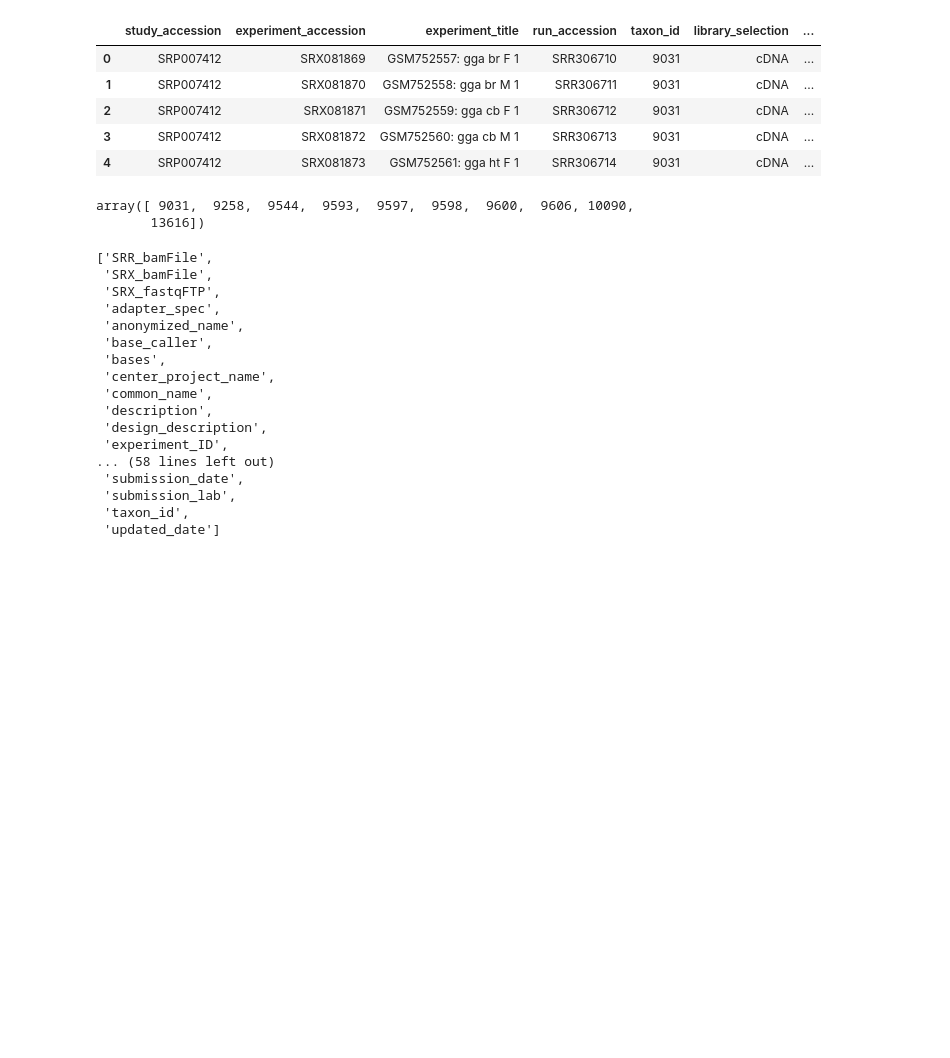
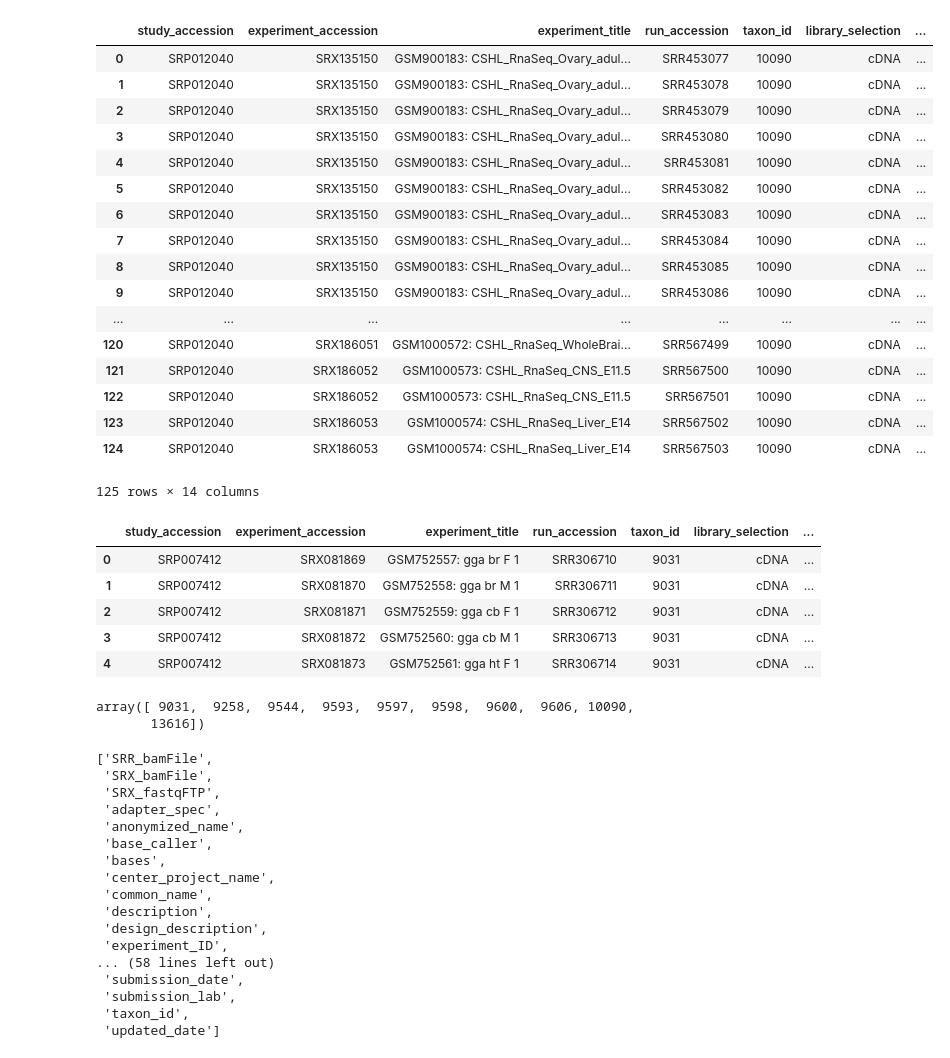
Before and after one commit to saketkc/EE-546-project, a Jupyter notebook: notebooks/08.SRA-parser.ipynb, the cells around one changed output. Saved outputs shown, nothing was run; the diff lists cells and outputs as text; code cells hidden in the pictures; blank space fills up the shorter version.

```diff
--- a/notebooks/08.SRA-parser.ipynb
+++ b/notebooks/08.SRA-parser.ipynb
@@ -229,6 +231,29 @@ def copy_sra_data(df,
                 pbar.update()
 # %%
 db = SRAdb('/staging/as/skchoudh/SRAmetadb.sqlite')
+# %%
+srp = 'SRP012040'
+df = db.sra_convert(srp)
+df
+# %% [output]
+|  | study_accession | experiment_accession | experiment_title | run_accession | taxon_id | library_selection | ... |
+| 0 | SRP012040 | SRX135150 | GSM900183: CSHL_RnaSeq_Ovary_adul... | SRR453077 | 10090 | cDNA | ... |
+| 1 | SRP012040 | SRX135150 | GSM900183: CSHL_RnaSeq_Ovary_adul... | SRR453078 | 10090 | cDNA | ... |
+| 2 | SRP012040 | SRX135150 | GSM900183: CSHL_RnaSeq_Ovary_adul... | SRR453079 | 10090 | cDNA | ... |
+| 3 | SRP012040 | SRX135150 | GSM900183: CSHL_RnaSeq_Ovary_adul... | SRR453080 | 10090 | cDNA | ... |
+| 4 | SRP012040 | SRX135150 | GSM900183: CSHL_RnaSeq_Ovary_adul... | SRR453081 | 10090 | cDNA | ... |
+| 5 | SRP012040 | SRX135150 | GSM900183: CSHL_RnaSeq_Ovary_adul... | SRR453082 | 10090 | cDNA | ... |
+| 6 | SRP012040 | SRX135150 | GSM900183: CSHL_RnaSeq_Ovary_adul... | SRR453083 | 10090 | cDNA | ... |
+| 7 | SRP012040 | SRX135150 | GSM900183: CSHL_RnaSeq_Ovary_adul... | SRR453084 | 10090 | cDNA | ... |
+| 8 | SRP012040 | SRX135150 | GSM900183: CSHL_RnaSeq_Ovary_adul... | SRR453085 | 10090 | cDNA | ... |
+| 9 | SRP012040 | SRX135150 | GSM900183: CSHL_RnaSeq_Ovary_adul... | SRR453086 | 10090 | cDNA | ... |
+| ... | ... | ... | ... | ... | ... | ... | ... |
+| 120 | SRP012040 | SRX186051 | GSM1000572: CSHL_RnaSeq_WholeBrai... | SRR567499 | 10090 | cDNA | ... |
+| 121 | SRP012040 | SRX186052 | GSM1000573: CSHL_RnaSeq_CNS_E11.5 | SRR567500 | 10090 | cDNA | ... |
+| 122 | SRP012040 | SRX186052 | GSM1000573: CSHL_RnaSeq_CNS_E11.5 | SRR567501 | 10090 | cDNA | ... |
+| 123 | SRP012040 | SRX186053 | GSM1000574: CSHL_RnaSeq_Liver_E14 | SRR567502 | 10090 | cDNA | ... |
+| 124 | SRP012040 | SRX186053 | GSM1000574: CSHL_RnaSeq_Liver_E14 | SRR567503 | 10090 | cDNA | ... |
+125 rows × 14 columns
 # %%
 srp = 'SRP016501'
 df = db.sra_convert(srp)
```
Also changed, not shown: parts of 7 cells of this notebook, 57 other files.
